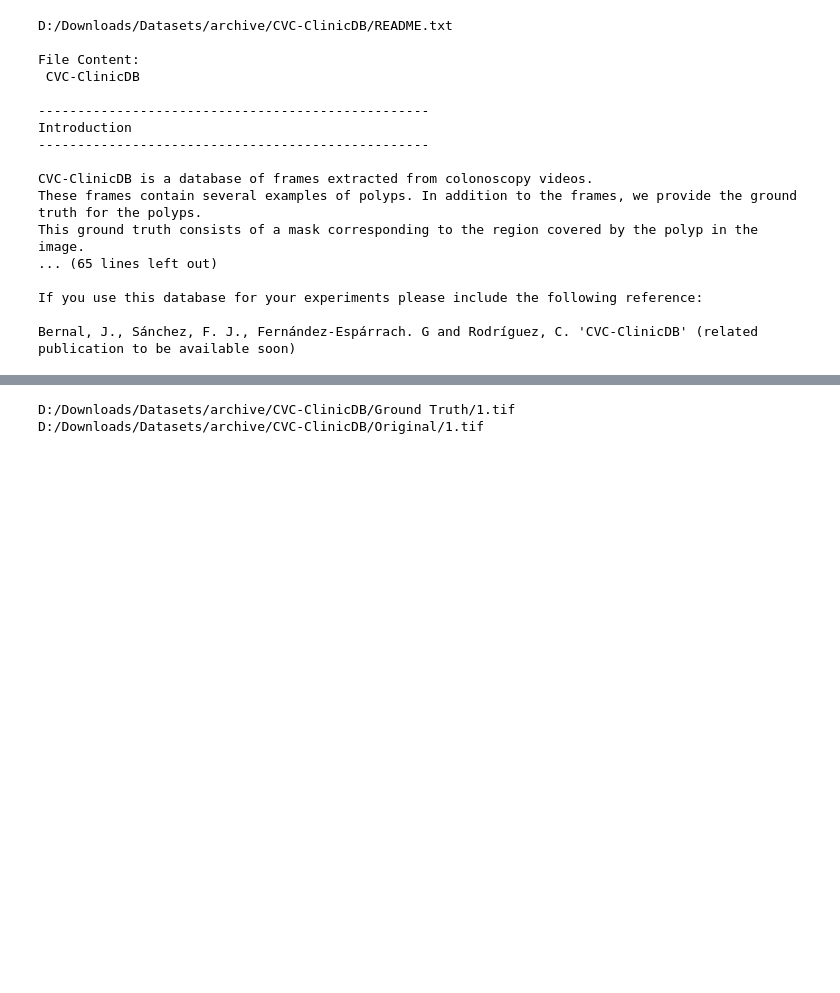
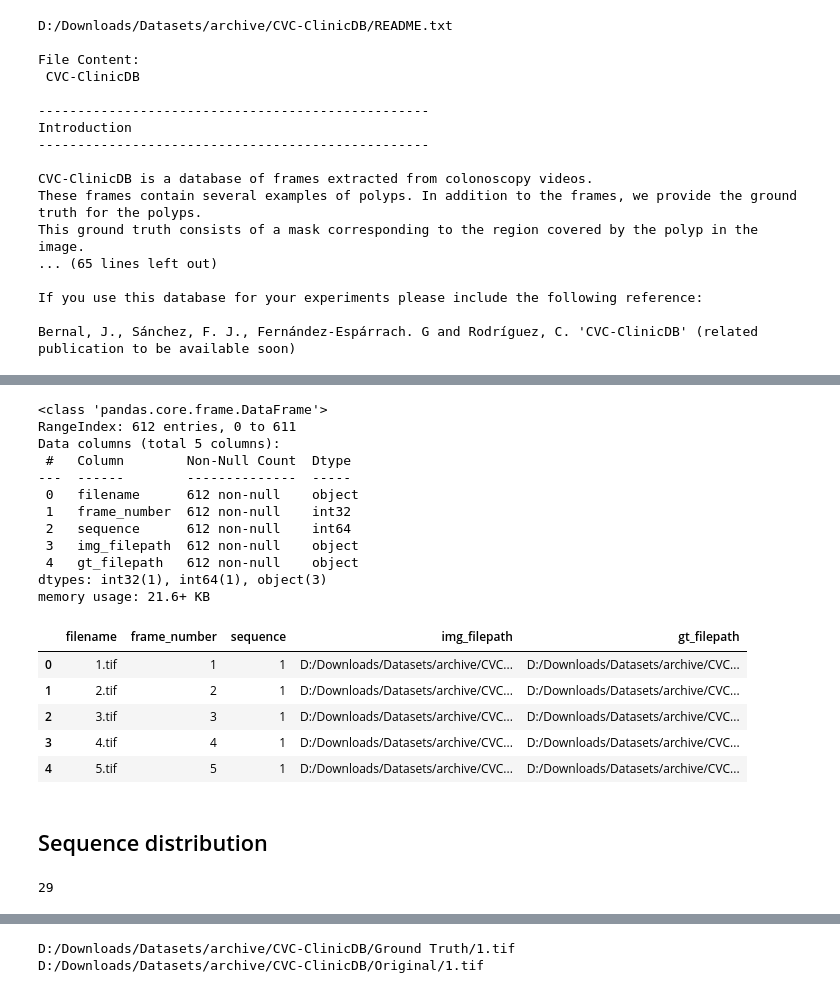
Before and after one commit to Mahi-Mai/SnekZone, a Jupyter notebook: notebooks/explore-files.ipynb, the cells around one changed output, grey strips where cells are left out. Drawn from its saved outputs; the diff is of its cells as text; code cells hidden in the pictures; blank space fills up the shorter version.

```diff
--- a/notebooks/explore-files.ipynb
+++ b/notebooks/explore-files.ipynb
@@ -122,12 +145,25 @@ Bernal, J., Sánchez, F. J., Fernández-Espárrach. G and Rodríguez, C. 'CVC-Cl
 
 df = all_files[all_files['filetype'] == 'tif']
 
+# Sort ground truth lables into separate dataframe
 gt = df[df['directory'] == 'Ground Truth']
 gt = gt.sort_values(by='filename').reset_index(drop=True)
 
+# We're going to merge these back together, so rename
+gt = gt.rename(columns={'filepaths':'gt_filepath'})
+
+# Capture frame number so we can merge with sequence label
+gt['frame_number'] = [Path(x).stem for x in gt['gt_filepath']]
+
+# Do the same stuff with the photos
 imgs = df[df['directory'] != 'Ground Truth'].reset_index(drop=True)
 imgs = imgs.sort_values(by='filename').reset_index(drop=True)
 
+imgs = imgs.rename(columns={'filepaths':'img_filepath'})
+imgs['frame_number'] = [Path(x).stem for x in imgs['img_filepath']]
+
+# Since we sorted them and the filenames should
+# be the same, this statement should pass
 assert list(gt['filename']) == list(imgs['filename'])
 
 gt.info()
@@ -152,0 +189,38 @@ memory usage: 19.3+ KB
+# %%
+# Merge them back together into a single dataframe and merge with sequence labels
+
+gt = gt[['frame_number','filename','filetype','gt_filepath']]
+imgs = imgs[['frame_number','filename','filetype','img_filepath']]
+
+dat = gt.merge(imgs, on=['frame_number','filename','filetype'])
+
+# Have to convert to int since we grabbed from path string
+dat['frame_number'] = dat['frame_number'].astype(int)
+dat = dat.merge(labels, on='frame_number')
+
+# Sorting columns to personal taste
+dat = dat[['filename','frame_number','sequence','img_filepath','gt_filepath']]
+
+dat = dat.sort_values(by=['frame_number']).reset_index(drop=True)
+
+dat.info()
+dat.head()
+# %% [output]
+<class 'pandas.core.frame.DataFrame'>
+RangeIndex: 612 entries, 0 to 611
+Data columns (total 5 columns):
+ #   Column        Non-Null Count  Dtype
+---  ------        --------------  -----
+ 0   filename      612 non-null    object
+ 1   frame_number  612 non-null    int32
+ 2   sequence      612 non-null    int64
+ 3   img_filepath  612 non-null    object
+ 4   gt_filepath   612 non-null    object
+dtypes: int32(1), int64(1), object(3)
+memory usage: 21.6+ KB
+|  | filename | frame_number | sequence | img_filepath | gt_filepath |
+| 0 | 1.tif | 1 | 1 | D:/Downloads/Datasets/archive/CVC... | D:/Downloads/Datasets/archive/CVC... |
+| 1 | 2.tif | 2 | 1 | D:/Downloads/Datasets/archive/CVC... | D:/Downloads/Datasets/archive/CVC... |
+| 2 | 3.tif | 3 | 1 | D:/Downloads/Datasets/archive/CVC... | D:/Downloads/Datasets/archive/CVC... |
+| 3 | 4.tif | 4 | 1 | D:/Downloads/Datasets/archive/CVC... | D:/Downloads/Datasets/archive/CVC... |
+| 4 | 5.tif | 5 | 1 | D:/Downloads/Datasets/archive/CVC... | D:/Downloads/Datasets/archive/CVC... |
@@ -152,0 +229,6 @@ memory usage: 19.3+ KB
+# %% [markdown]
+## Sequence distribution
+# %%
+len(dat['sequence'].unique())
+# %% [output]
+29
```
Also changed, not shown: parts of 12 cells of this notebook, 2 other files.
